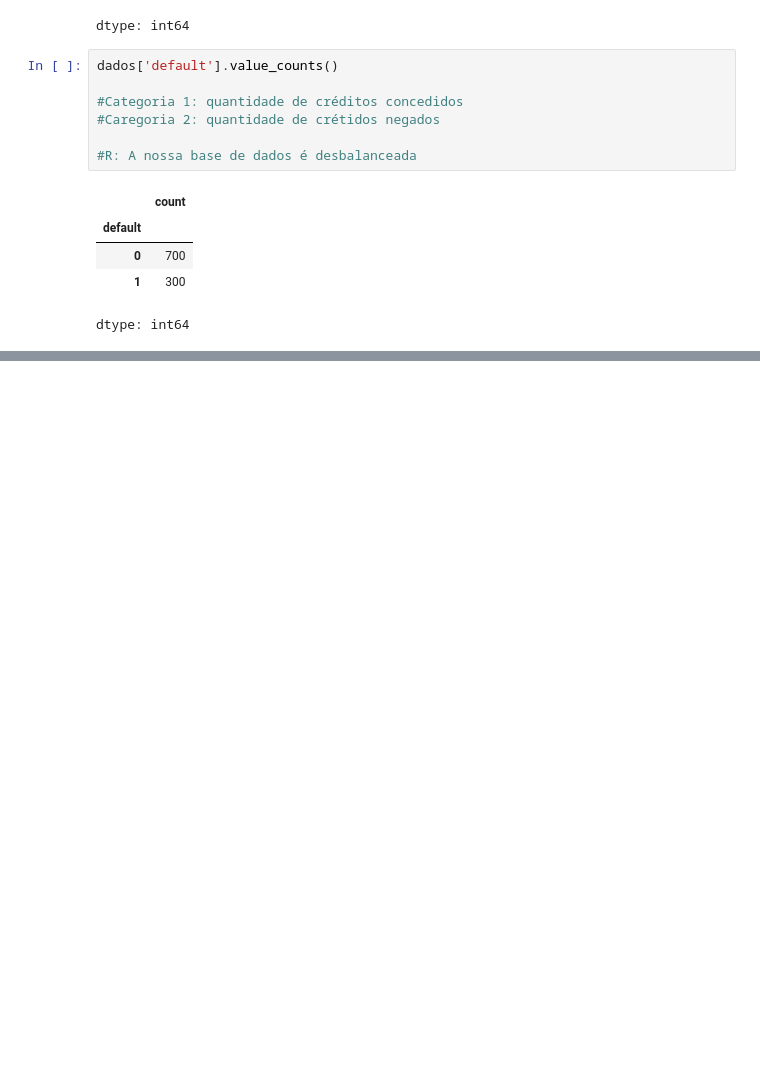
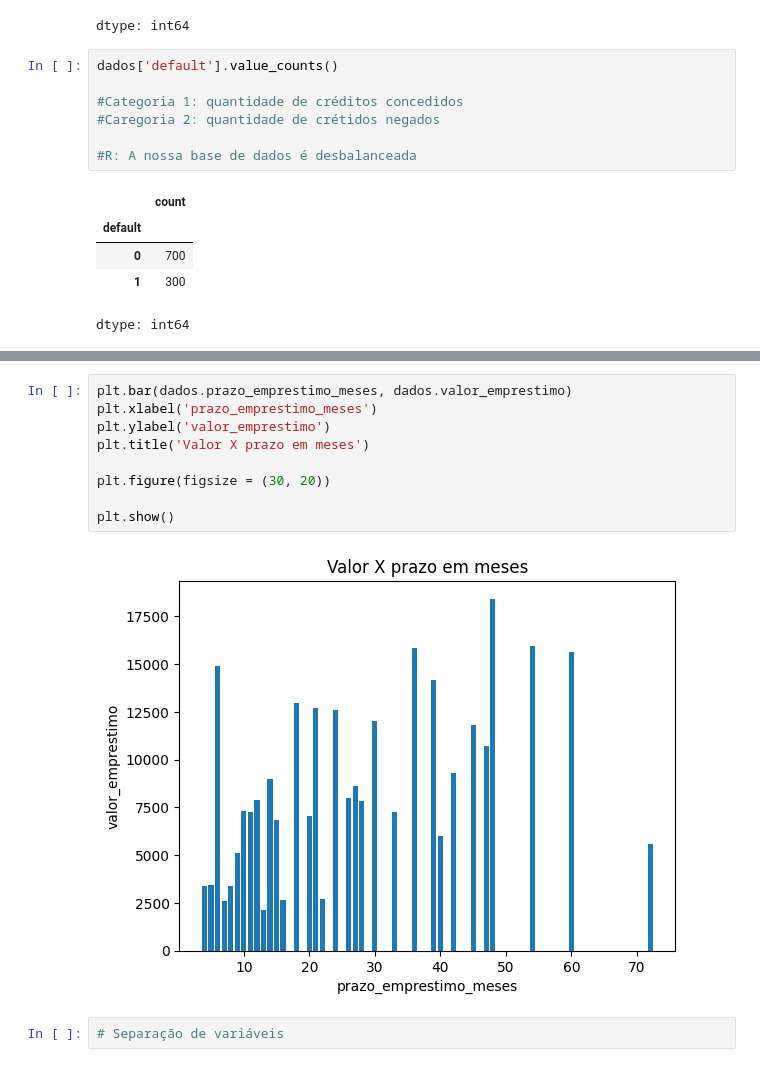
Before and after one commit to danielcperalba/credit_scoring, a Jupyter notebook: credit_scoring.ipynb, the cells around one changed output, grey strips where cells are left out. Saved outputs shown, nothing was run; the diff lists cells and outputs as text; blank space fills up the shorter version.

```diff
--- a/credit_scoring.ipynb
+++ b/credit_scoring.ipynb
@@ -475,0 +518,13 @@ dtype: int64
+# %%
+plt.bar(dados.prazo_emprestimo_meses, dados.valor_emprestimo)
+plt.xlabel('prazo_emprestimo_meses')
+plt.ylabel('valor_emprestimo')
+plt.title('Valor X prazo em meses')
+
+plt.figure(figsize = (30, 20))
+
+plt.show()
+# %% [output]
+[figure, added]
+# %%
+# Separação de variáveis
```
Also changed, not shown: parts of 9 cells of this notebook.
